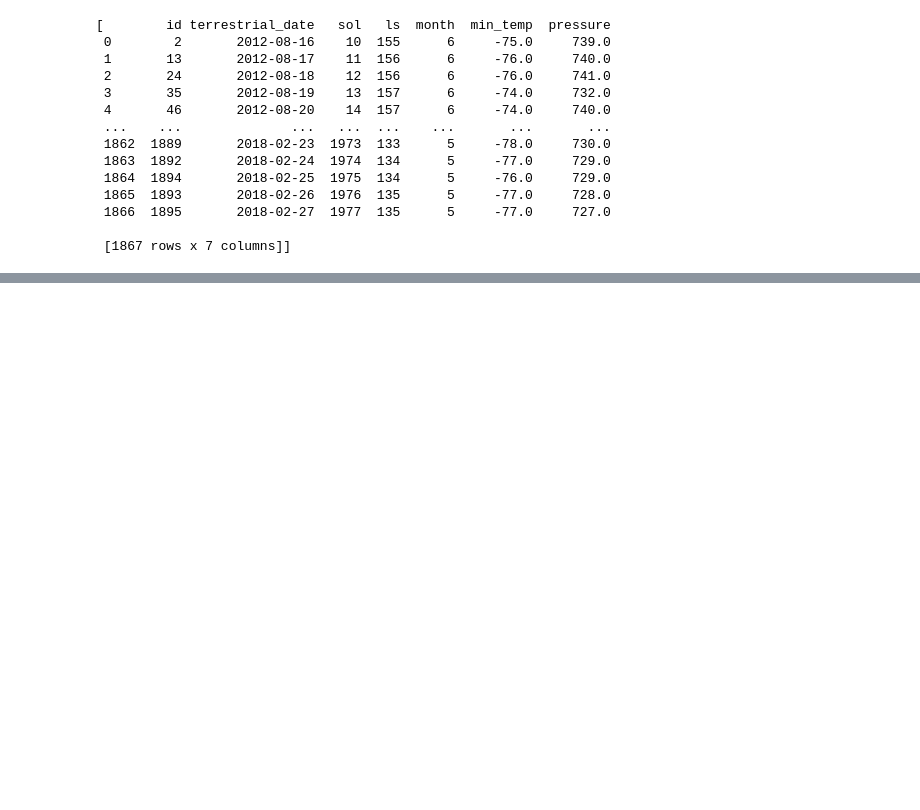
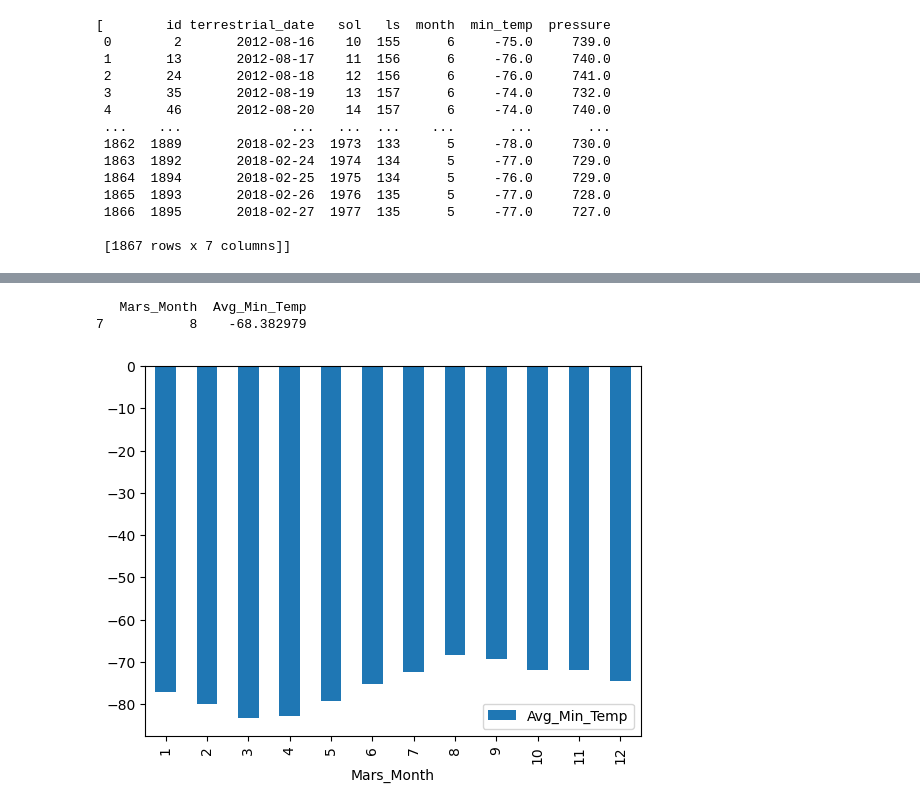
Before and after one commit to pharmeac/Mission-to-Mars, a Jupyter notebook: mars_data_challenge_part_2.ipynb, the cells around one changed output, grey strips where cells are left out. Cells and saved outputs as stored; diff of their text form; code cells hidden in the pictures; blank space fills up the shorter version.

```diff
--- a/mars_data_challenge_part_2.ipynb
+++ b/mars_data_challenge_part_2.ipynb
@@ -26,5 +28,6 @@ mars_table
 
  [1867 rows x 7 columns]]
 # %%
-mars_df = pd.DataFrame(mars_table)
+mars_df = pd.DataFrame(mars_table[0])
+mars_df
 # %% [output]
@@ -31,0 +58,2 @@ ValueError: Must pass 2-d input. shape=(1, 1867, 7)
+# %%
+mars_df["terrestrial_date"]= pd.to_datetime(mars_df["terrestrial_date"])
@@ -31,0 +109,7 @@ ValueError: Must pass 2-d input. shape=(1, 1867, 7)
+# %%
+#What are the coldest and the warmest months on Mars (at the location of Curiosity)?
+#Get the answer by averaging the minimum daily temperature of all the months.
+#Plot the results as a bar chart.
+
+mars_df2 = mars_df[['month', 'min_temp']].copy()
+print(mars_df2)
@@ -31,0 +131,4 @@ ValueError: Must pass 2-d input. shape=(1, 1867, 7)
+# %%
+mars_df3 = mars_df2.groupby('month', as_index=False) ['min_temp'].mean().rename (columns=
+        {'month':'Mars_Month', 'min_temp':'Avg_Min_Temp'})
+print(mars_df3)
@@ -31,0 +172,12 @@ ValueError: Must pass 2-d input. shape=(1, 1867, 7)
+# %%
+#Warmest Month on Mars is Mars month 8
+max_month = mars_df3[mars_df3['Avg_Min_Temp'] > -69]
+print(max_month)
+# %% [output]
+   Mars_Month  Avg_Min_Temp
+7           8    -68.382979
+# %%
+#Plot the results as a bar chart.
+ax = mars_df3.plot.bar(x='Mars_Month', y='Avg_Min_Temp')
+# %% [output]
+[figure, added]
```
Also changed, not shown: parts of 25 cells of this notebook, 1 other file.
